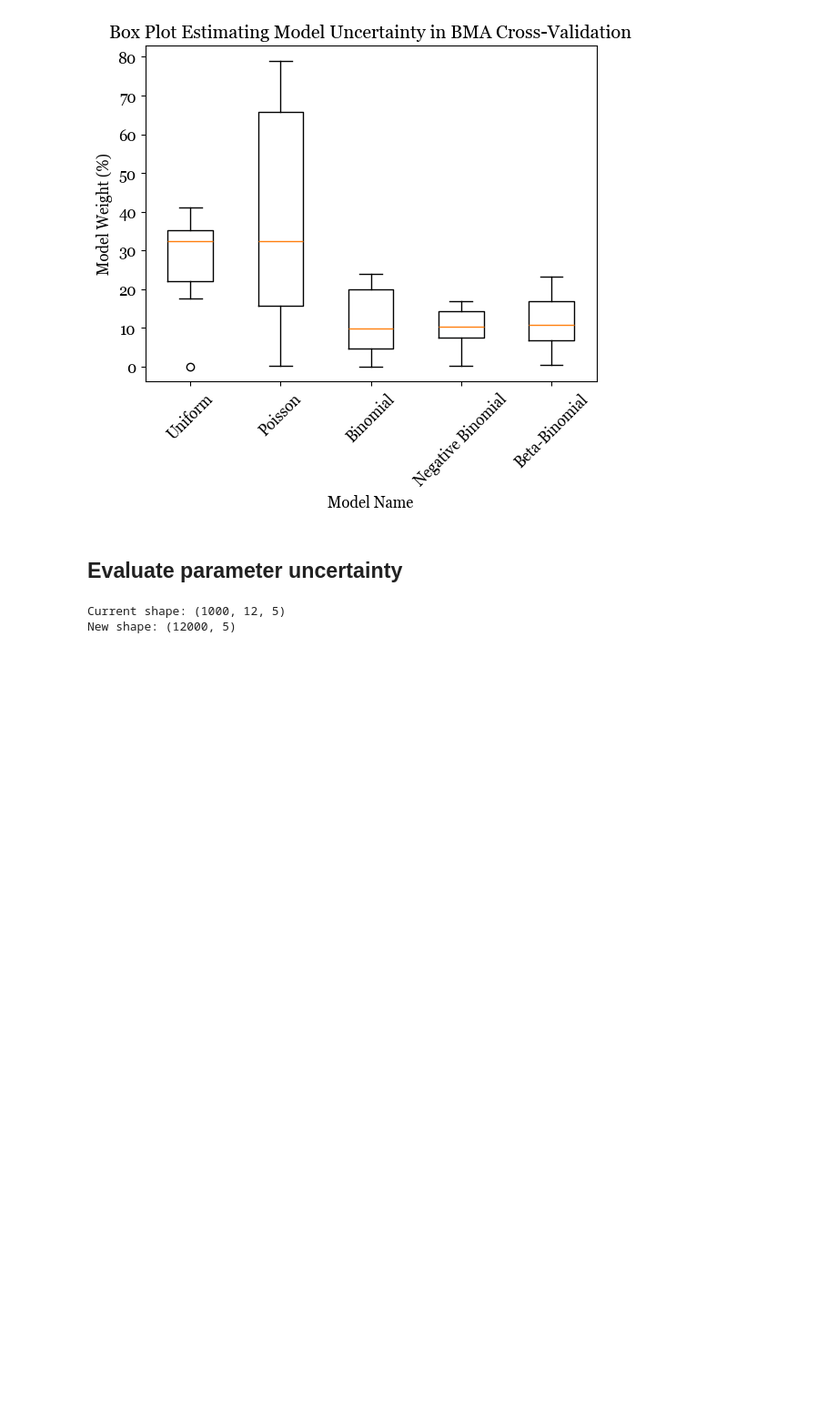
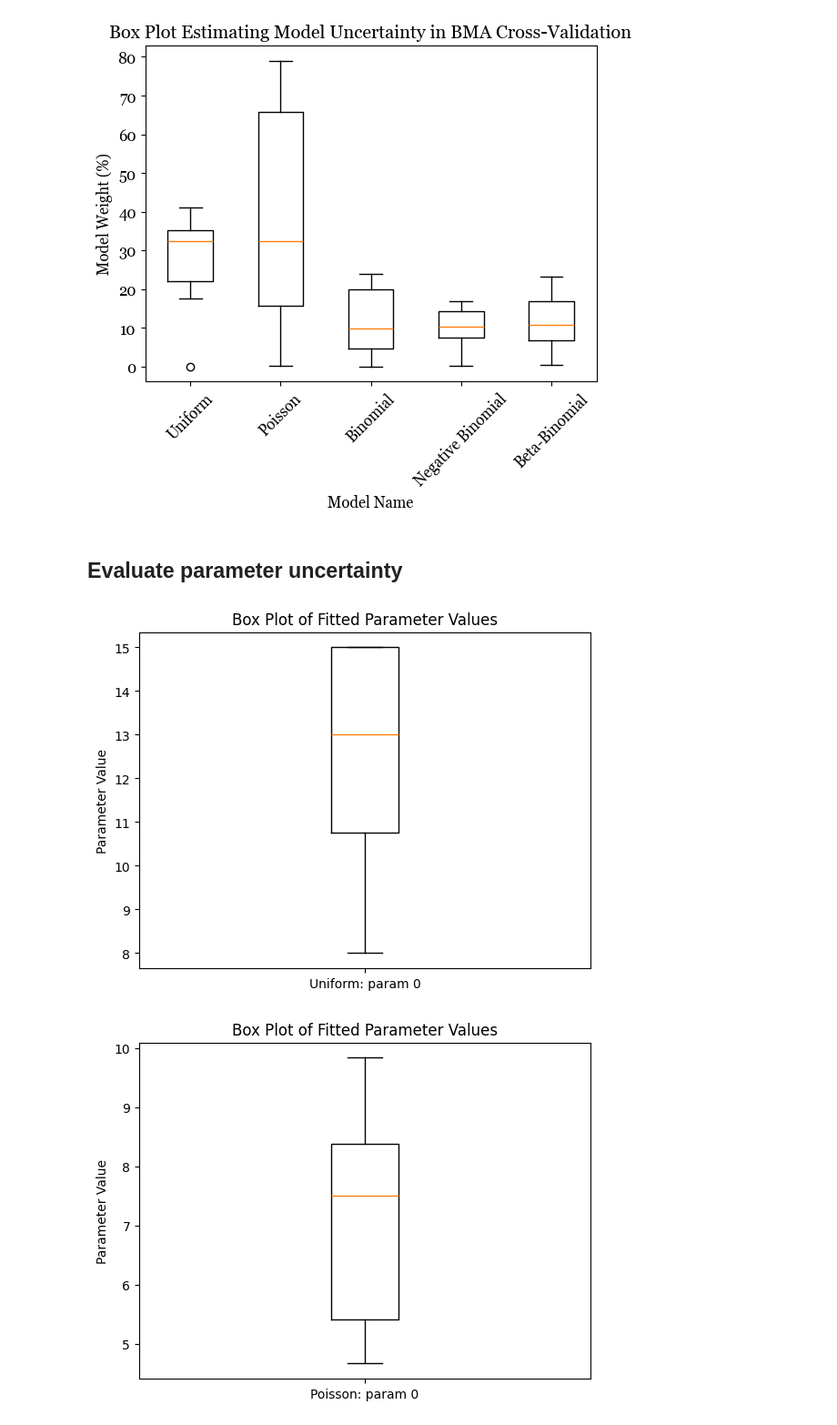
Before and after one commit to AlexFiliakov/bayesian-case-study, a Jupyter notebook: bayesian_case_study.ipynb, the cells around one changed output. Shown at 91% size. Saved outputs shown, nothing was run; the diff lists cells and outputs as text; code cells hidden in the pictures; blank space fills up the shorter version.

```diff
--- a/bayesian_case_study.ipynb
+++ b/bayesian_case_study.ipynb
@@ -268,6 +268,12 @@ plt.show()
 # %%
 # Perform bootstrapping
 bootstrap_results_with_params = bootstrap_uncertainty(model_func, y, x, n_bootstraps=1000, k_folds=len(y), max_workers=None, timeout=None)
+# %%
+import pickle
+
+# Save bootstrap results to a file
+with open('bootstrap_results_with_params.pkl', 'wb') as f:
+    pickle.dump(bootstrap_results_with_params, f)
 # %%
 # Perform bootstrapping
 # bootstrap_results = bootstrap_uncertainty(model_func, y, x, n_bootstraps=1000, k_folds=len(y), max_workers=None, timeout=None)
@@ -288,12 +295,29 @@ model_uncertainty_all = np.array([result['model_uncertainty'] for result in boot
-# %%
-# Print the current shape
-print("Current shape:", model_uncertainty_all.shape)
-
-# Reshape the array to (12000, 5)
-model_uncertainty_all_reshaped = model_uncertainty_all.reshape(-1, 5)
-
-# Verify the new shape
-print("New shape:", model_uncertainty_all_reshaped.shape)
-# %% [output]
-Current shape: (1000, 12, 5)
-New shape: (12000, 5)
+# %%
+# Process the bootstrapped parameters for plotting by model
+model_param_results_dict = {
+    'Uniform': [[]],
+    'Poisson': [[]],
+    'Binomial': [[],[]],
+    'Negative Binomial': [[],[]],
+    'Beta-Binomial': [[],[]]
+}
+
+for boot_result in params_used_all:
+    for cv_result in boot_result:
+        for idx, model in enumerate(model_names_cv):
+            for j, param in enumerate(cv_result[idx]):
+                model_param_results_dict[model][j].append(param)
+
+# Create a box plot for the bootstrapped parameters
+
+# print([param for model in model_names_cv for param in model_param_results_dict[model]])
+for model in model_names_cv:
+    for param_idx, param in enumerate(model_param_results_dict[model]):
+        plt.boxplot(param)
+        plt.xticks(ticks=[1], labels=[f'{model}: param {param_idx}'])
+        plt.ylabel('Parameter Value')
+        plt.title('Box Plot of Fitted Parameter Values')
+        plt.show()
+# %% [output]
+[figure, added]
+[figure, added]
```
Also changed, not shown: parts of 5 cells of this notebook, 3 other files.
